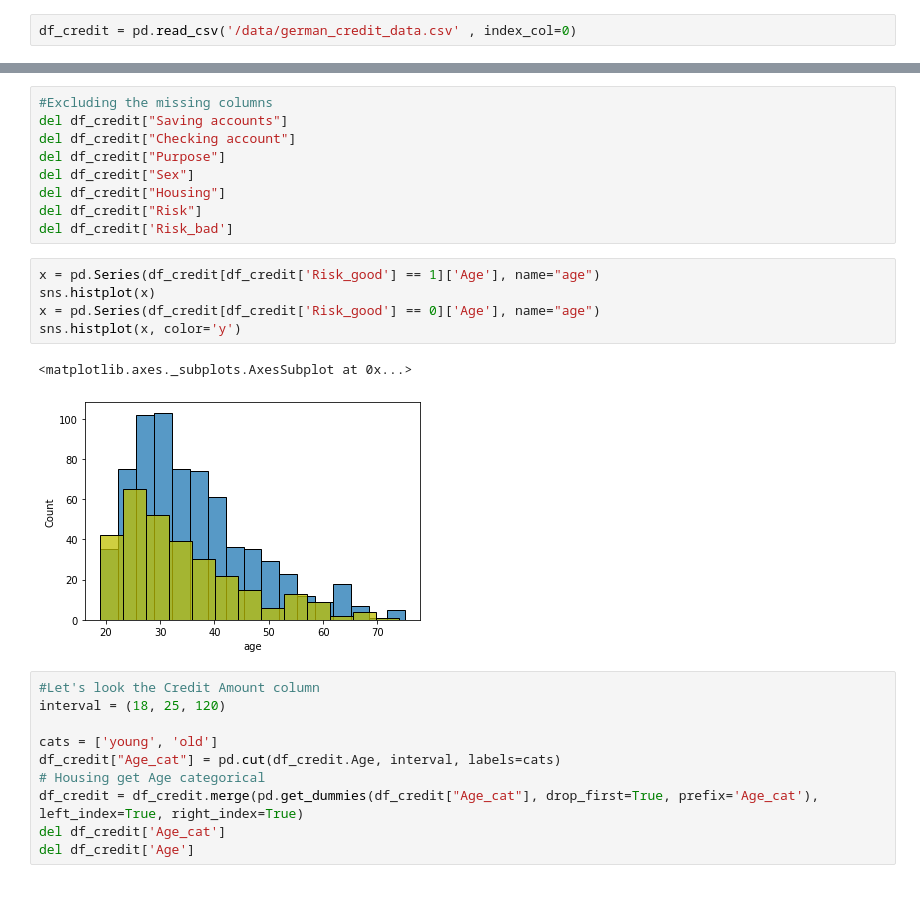
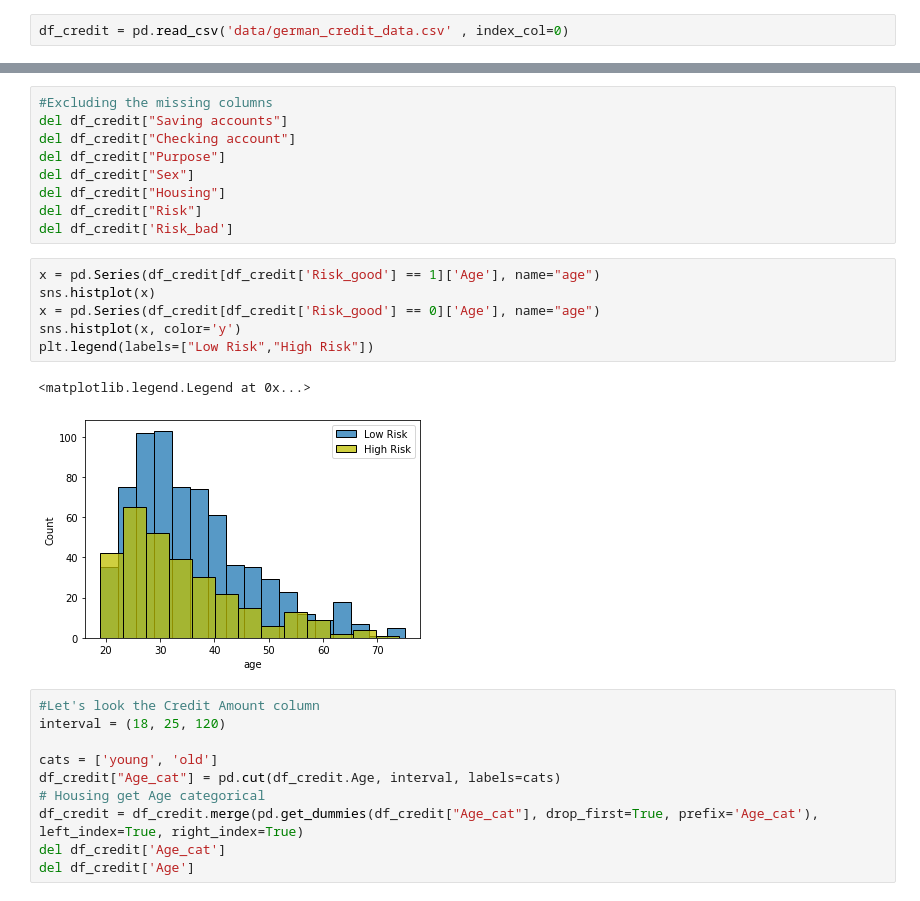
Before and after one commit to akshaybahadur21/ML-Fairness-101, a Jupyter notebook: I4_Fairness.ipynb, the cells around one changed output, grey strips where cells are left out. Cells and saved outputs as stored; diff of their text form.

```diff
--- a/I4_Fairness.ipynb
+++ b/I4_Fairness.ipynb
@@ -31,7 +31,7 @@ from sklearn.naive_bayes import GaussianNB
 from sklearn.svm import SVC
 from xgboost import XGBClassifier
 # %%
-df_credit = pd.read_csv('/data/german_credit_data.csv' , index_col=0)
+df_credit = pd.read_csv('data/german_credit_data.csv' , index_col=0)
 # %%
 def one_hot_encoder(df, nan_as_category = False):
     original_columns = list(df.columns)
@@ -69,11 +69,12 @@ del df_credit['Risk_bad']
 # %%
 x = pd.Series(df_credit[df_credit['Risk_good'] == 1]['Age'], name="age")
 sns.histplot(x)
 x = pd.Series(df_credit[df_credit['Risk_good'] == 0]['Age'], name="age")
 sns.histplot(x, color='y')
+plt.legend(labels=["Low Risk","High Risk"])
 # %% [output]
-<matplotlib.axes._subplots.AxesSubplot at 0x...>
+<matplotlib.legend.Legend at 0x...>
-[figure, old version]
+[figure, new version]
 # %%
 #Let's look the Credit Amount column
 interval = (18, 25, 120)
```
Also changed, not shown: parts of 3 cells of this notebook.
